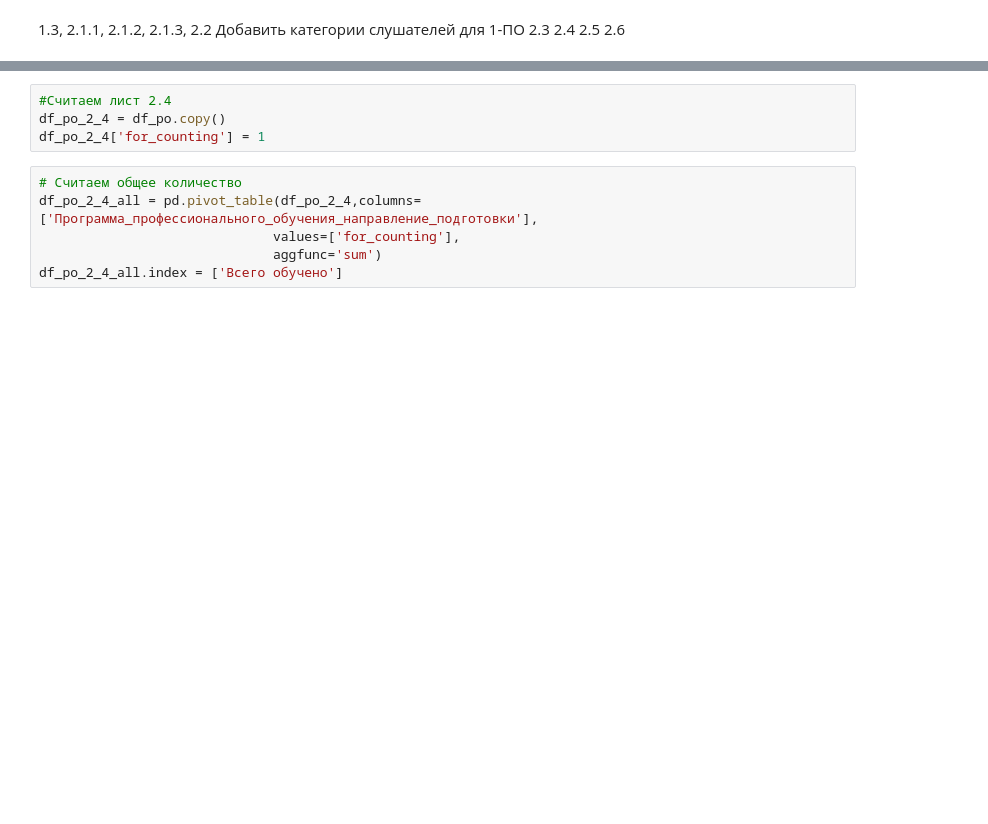
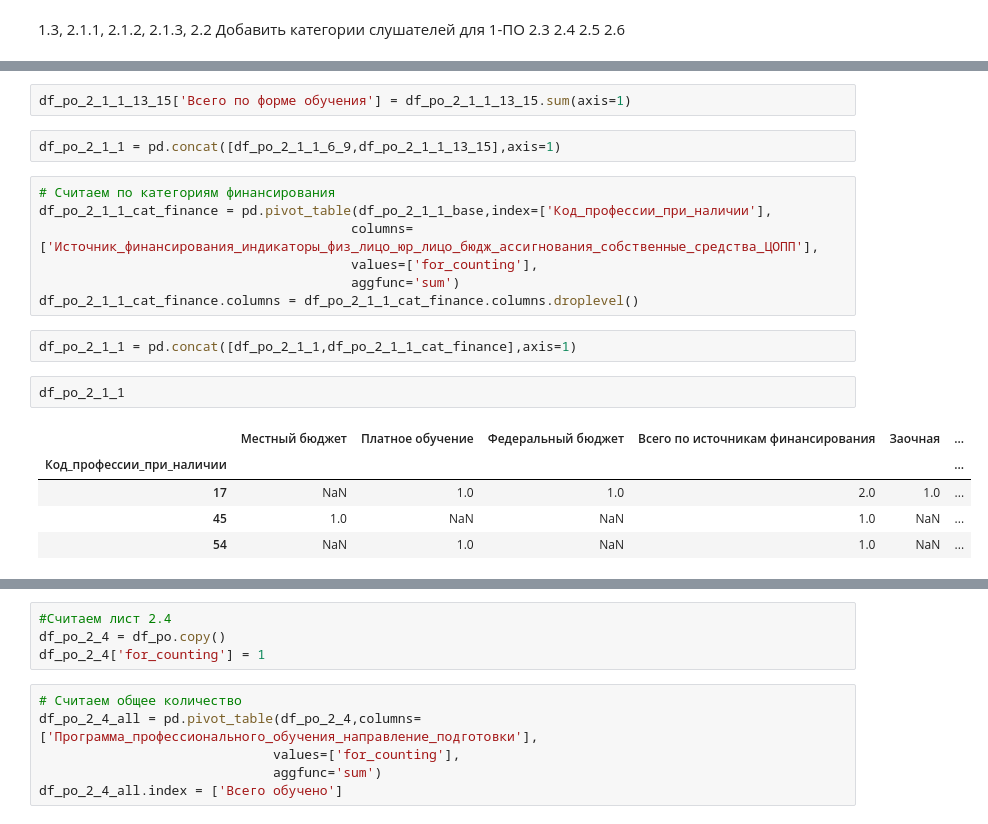
Before and after one commit to t0r1n88/Lindy, a Jupyter notebook: report_1PO.ipynb, the cells around one changed output, grey strips where cells are left out. Drawn from its saved outputs; the diff is of its cells as text; blank space fills up the shorter version.

```diff
--- a/report_1PO.ipynb
+++ b/report_1PO.ipynb
@@ -37,0 +217,21 @@ wb.create_sheet(title='Раздел 2.6',index=2)
+# %%
+df_po_2_1_1_13_15['Всего по форме обучения'] = df_po_2_1_1_13_15.sum(axis=1)
+# %%
+df_po_2_1_1 = pd.concat([df_po_2_1_1_6_9,df_po_2_1_1_13_15],axis=1)
+# %%
+# Считаем по категориям финансирования
+df_po_2_1_1_cat_finance = pd.pivot_table(df_po_2_1_1_base,index=['Код_профессии_при_наличии'],
+                                        columns=['Источник_финансирования_индикаторы_физ_лицо_юр_лицо_бюдж_ассигнования_собственные_средства_ЦОПП'],
+                                        values=['for_counting'],
+                                        aggfunc='sum')
+df_po_2_1_1_cat_finance.columns = df_po_2_1_1_cat_finance.columns.droplevel()
+# %%
+df_po_2_1_1 = pd.concat([df_po_2_1_1,df_po_2_1_1_cat_finance],axis=1)
+# %%
+df_po_2_1_1
+# %% [output]
+|  | Местный бюджет | Платное обучение | Федеральный бюджет | Всего по источникам финансирования | Заочная | ... |
+| Код_профессии_при_наличии |  |  |  |  |  | ... |
+| 17 | NaN | 1.0 | 1.0 | 2.0 | 1.0 | ... |
+| 45 | 1.0 | NaN | NaN | 1.0 | NaN | ... |
+| 54 | NaN | 1.0 | NaN | 1.0 | NaN | ... |
```
Also changed, not shown: parts of 54 cells of this notebook.
